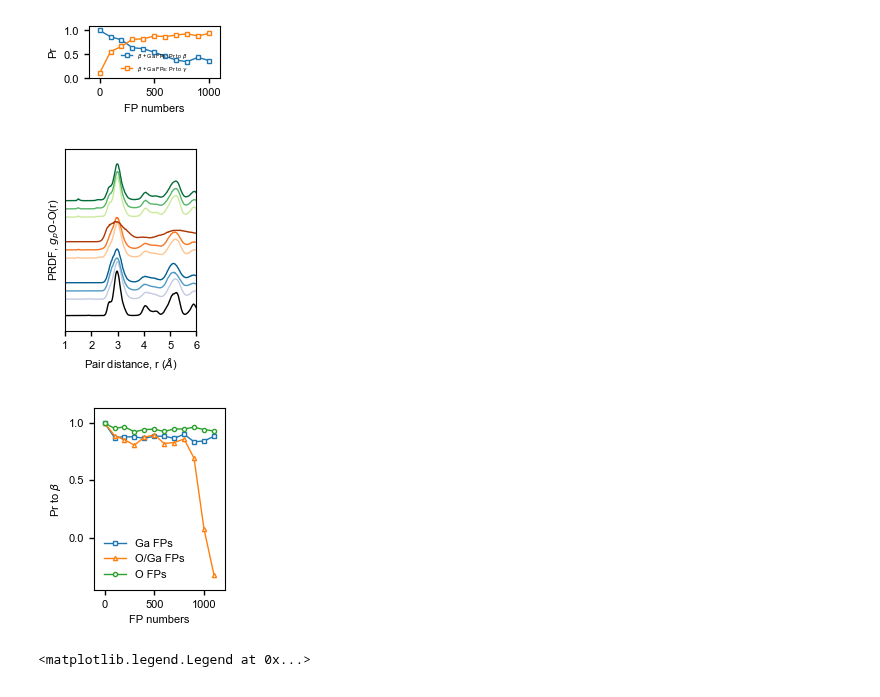
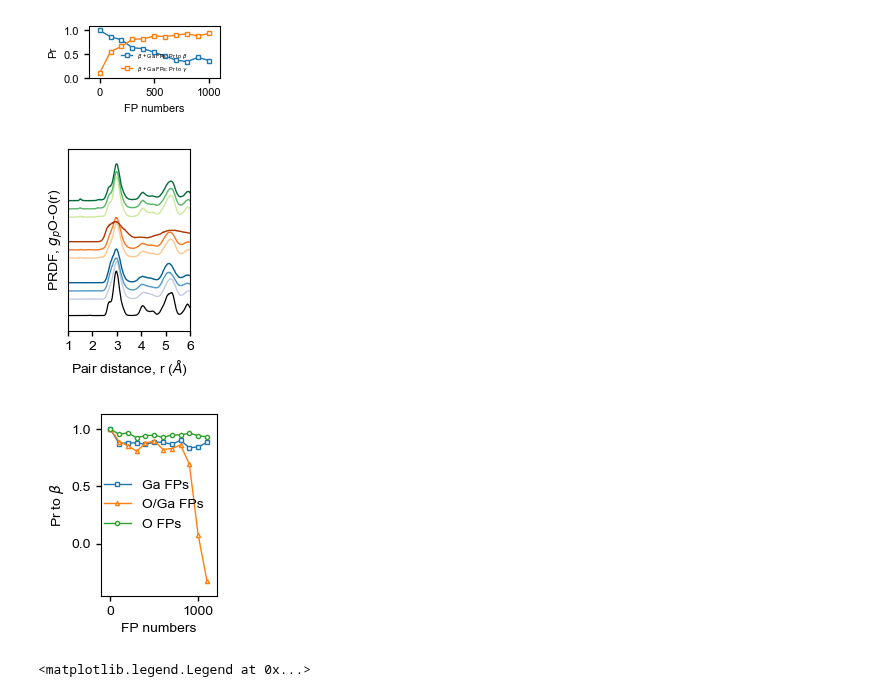
Before and after one commit to HE-RU10/ga2o3, a Jupyter notebook: rdf_FP-beta.ipynb, the cells around one changed output. Drawn from its saved outputs; the diff is of its cells as text; code cells hidden in the pictures.

```diff
--- a/rdf_FP-beta.ipynb
+++ b/rdf_FP-beta.ipynb
@@ -146,39 +146,39 @@ for j in range(3):
     c1= cmp1((j+1)/3.5)
     c2= cmp2((j+1)/3.5)
     c3= cmp3((j+1)/3.5)
     i=l[j]
     f=path+'/'+fptype[0]+'/ordf/'+'FP.'+str(i)
     rdf=pd.read_csv(f, sep=' ',skiprows=1)
     f1=path+'/'+fptype[1]+'/ordf/'+'FP.'+str(i)
     rdf2=pd.read_csv(f1, sep=' ',skiprows=1)
     f2=path+'/'+fptype[2]+'/ordf/'+'FP.'+str(i)
     rdf1=pd.read_csv(f2, sep=' ',skiprows=1)
 
 
     plt.plot(rdf.iloc[50:,0],rdf.iloc[50:,1]+j*1,label=f,linewidth=1,color=c1)
     plt.plot(rdf2.iloc[50:,0],rdf2.iloc[50:,1]+j*1+5,label=f1,linewidth=1,color=c2)
     plt.plot(rdf1.iloc[50:,0],rdf1.iloc[50:,1]+j*1+10,label=f2,linewidth=1,color=c3)
     #plt.plot(rdfanneal.iloc[50:,0],rdfanneal.iloc[50:,1]+j*1,'-+',label=annealf)
 
 
-plt.plot(Ordf_beta.iloc[50:,0],Ordf_beta.iloc[50:,1]-2,label=f5,linewidth=1,linestyle='-',color='black')
+plt.plot(Ordf_beta.iloc[50:,0],Ordf_beta.iloc[50:,1]-2,label=f5,linewidth=0.9,linestyle='-',color='black')
 #plt.plot(Ordf_gamma.iloc[50:,0],Ordf_gamma.iloc[50:,1]-3,label=f6,linewidth=1)
 
-plt.xlabel('Pair distance, r ($\AA$)',fontsize=8)
+plt.xlabel('Pair distance, r ($\AA$)',fontsize=10)
 #plt.rcParams["axes.linewidth"] = 1
 plt.rcParams["figure.figsize"] = (4.3/2.54,6/2.54)
-plt.xticks(fontsize=8)
+plt.xticks(fontsize=10)
 plt.tick_params(width=1)
-plt.yticks(fontsize=8) #plt.legend(fontsize=8)
+plt.yticks(fontsize=10) #plt.legend(fontsize=10)
 plt.yticks([])
 plt.margins(x=0)
 plt.margins(y=0.1)
 plt.xticks([1,2,3,4,5,6])
-plt.ylabel('PRDF, $g_{p}$O-O(r)', labelpad=2, fontsize=8)
+plt.ylabel('PRDF, $g_{p}$O-O(r)', labelpad=2, fontsize=10)
 plt.rcParams["font.family"] = "arial"
 plt.savefig('/Users/ruhe/Desktop/ga2o3/FP/figure/ORDF', format='svg')
 # %% [output]
-[figure, old version]
+[figure, new version]
 # %%
 l=[i for i in range(0,1200,100) ]
 n=len(l)
@@ -207,19 +207,19 @@ for j in range(n):
 plt.plot(l,Pr_Ga_beta,marker="s",markersize=3,markerfacecolor='white',linewidth=1,label=r'Ga FPs')
 plt.plot(l,Pr_mix_beta,marker='^', markersize=3,markerfacecolor='white',linewidth=1,label=r'O/Ga FPs')
 plt.plot(l,Pr_O_beta,marker="o", markersize=3,markerfacecolor='white',linewidth=1,label=r'O FPs')
-plt.xlabel('FP numbers',fontsize=8)
-plt.ylabel(r'Pr to $\beta$',fontsize=8)
-plt.rcParams["figure.figsize"] = (4.3/2.54,6/2.54)
-plt.xticks(fontsize=8)
+plt.xlabel('FP numbers',fontsize=10)
+plt.ylabel(r'Pr to $\beta$',fontsize=10)
+plt.rcParams["figure.figsize"] = (3.8/2.54,6/2.54)
+plt.xticks(fontsize=10)
 plt.tick_params(width=1)
-plt.yticks(fontsize=8)
-plt.legend(fontsize=8, frameon=False)
+plt.yticks(fontsize=10)
+plt.legend(fontsize=10, frameon=False)
 plt.margins(x=0.1)
 plt.margins(y=0.1)
 plt.rcParams["font.family"] = "arial"
-plt.savefig('figure/1ORDF', format='svg')
+plt.savefig('/Users/ruhe/Desktop/ga2o3/FP/figure/1ORDF', format='svg')
 # %% [output]
-[figure, old version]
+[figure, new version]
 # %%
 
 f=path+'/'+fptype[0]+'/gardf/'+'FP.600'
```
Also changed, not shown: parts of 1 cell of this notebook.
